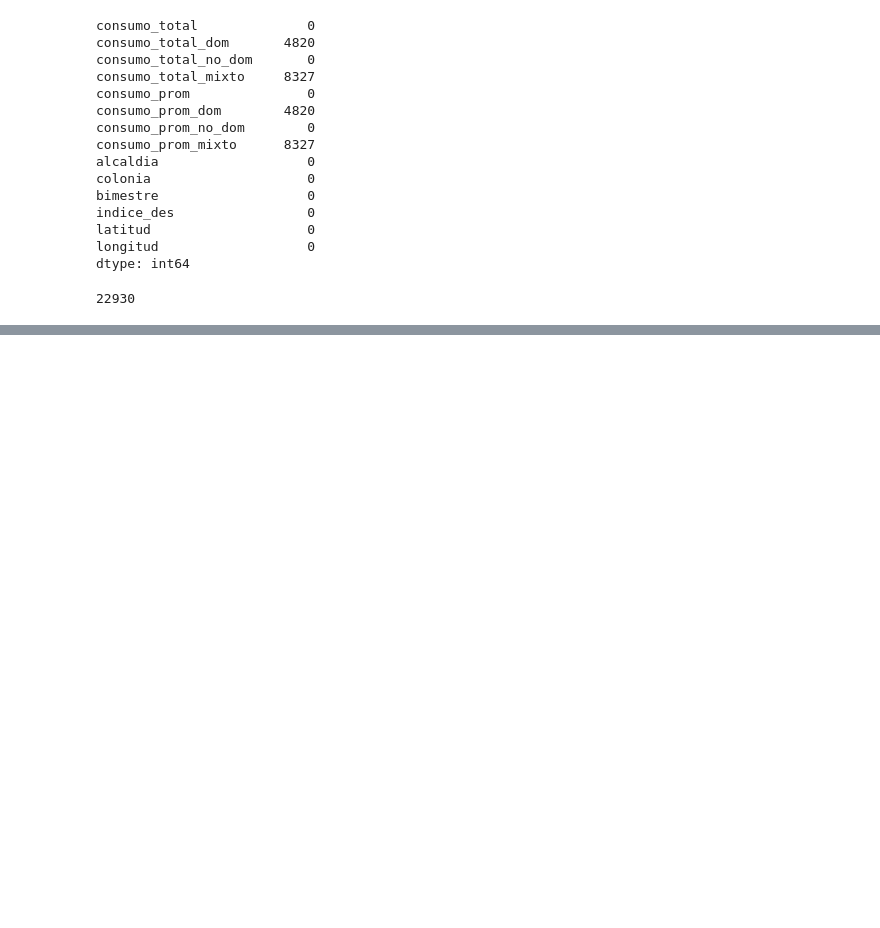
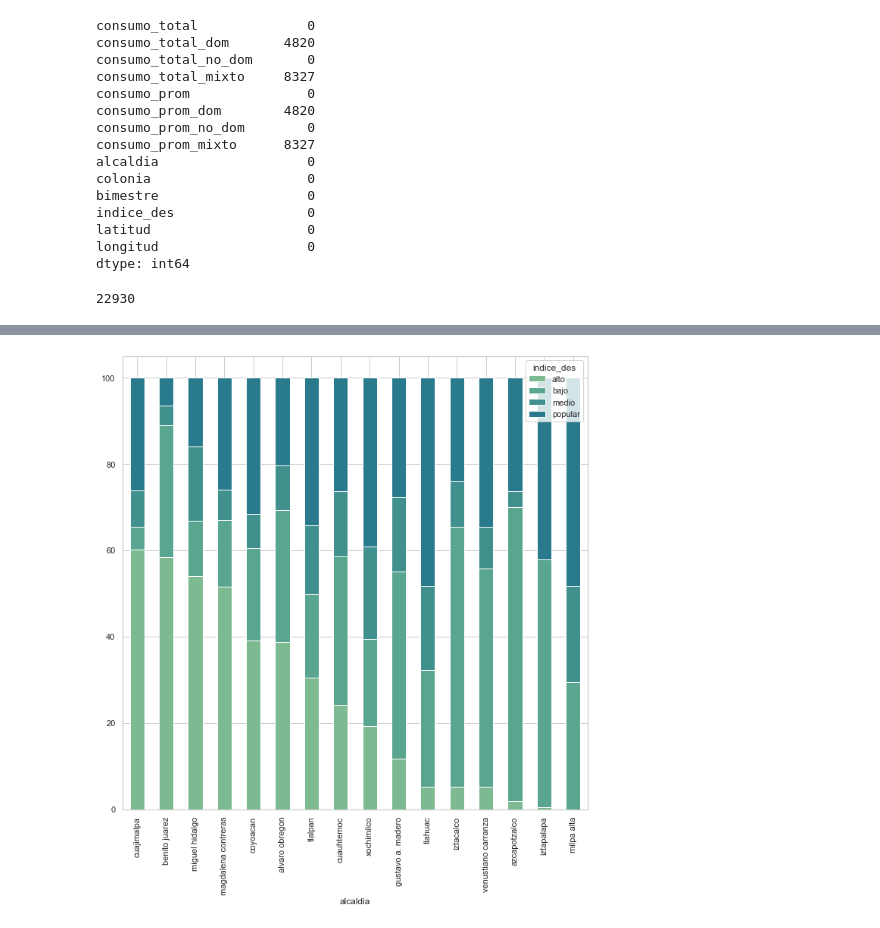
Before and after one commit to ElenaVillano/eda_geda_conagua, a Jupyter notebook: Ele_graphics.ipynb, the cells around one changed output, grey strips where cells are left out. Cells and saved outputs as stored; diff of their text form; code cells hidden in the pictures; blank space fills up the shorter version.

```diff
--- a/Ele_graphics.ipynb
+++ b/Ele_graphics.ipynb
@@ -215,0 +192,7 @@ Name: consumo_total, Length: 71102, dtype: bool
+# %%
+ind_alcaldia_prom=ind_alcaldia_tot.apply(lambda x: x*100/sum(x),axis=1)\
+.sort_values(by='alto',ascending=False)
+# %%
+plt3=ind_alcaldia_prom.plot(kind='bar',stacked=True)
+# %% [output]
+[figure, added]
```
Also changed, not shown: parts of 16 cells of this notebook.
